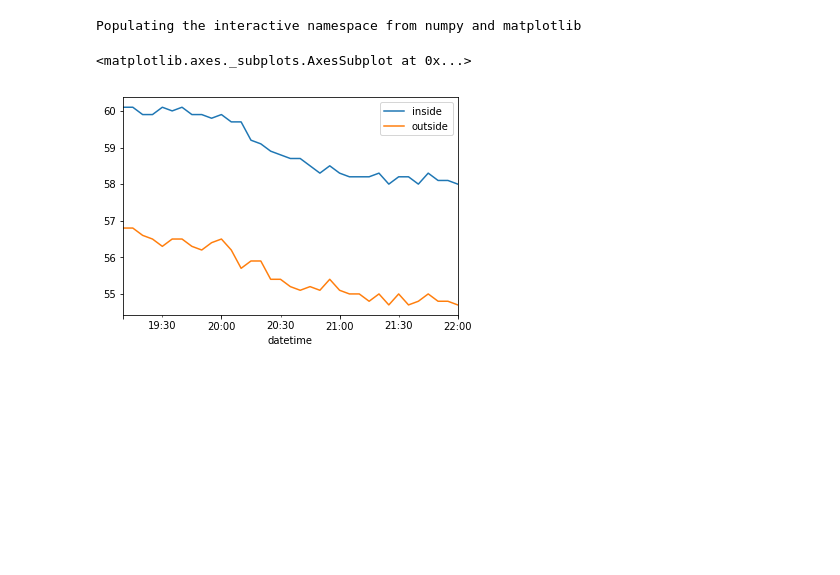
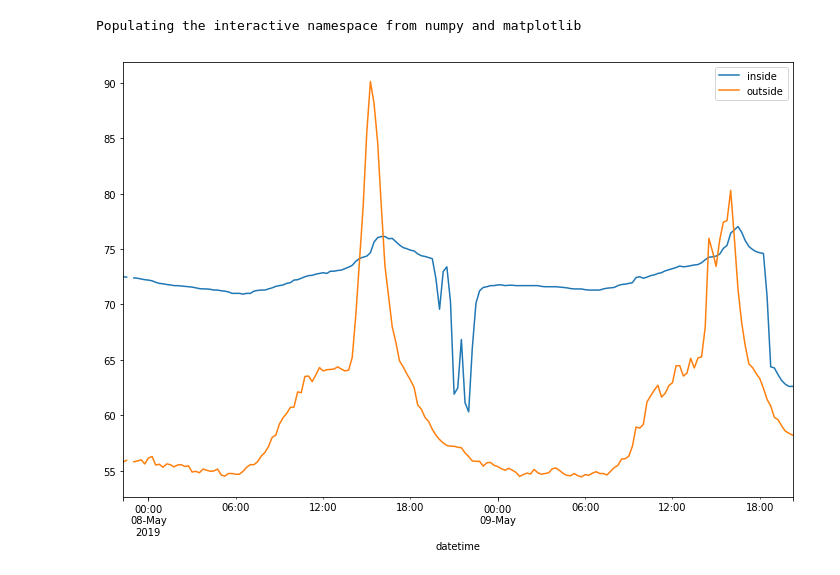
Before and after one commit to CurtLH/planter_box, a Jupyter notebook: plot_temperatures.ipynb, the cells around one changed output. Drawn from its saved outputs; the diff is of its cells as text; code cells hidden in the pictures; blank space fills up the shorter version.

```diff
--- a/plot_temperatures.ipynb
+++ b/plot_temperatures.ipynb
@@ -7,27 +8,29 @@ from sqlalchemy import create_engine
 Populating the interactive namespace from numpy and matplotlib
 # %%
 # create engine to connect to database
-engine = create_engine('postgresql://curtis:apassword@localhost:5432/curtis')
+engine = create_engine('postgresql://{}:{}@{}:5432/temps'.format(os.getenv("PSQL_USER"),
+                                                                 os.getenv("PSQL_PASSWORD"),
+                                                                 os.getenv("PSQL_HOST")))
 
 # query to extract relevant data
 query = """
 SELECT datetime,
        sensors -> 'sensor2' AS inside,
        sensors -> 'sensor3' AS outside
 FROM temps;
 """
 
 # run the query
 df = pd.read_sql_query(query, engine)
 
 # convert datetime to datetime object
 df['datetime'] = pd.to_datetime(df['datetime'])
 
 # reset the index as the datetime
 df.set_index('datetime', drop=True, inplace=True)
 
-# group temperature by 15 minute intervals
-df.resample('5Min').mean().plot()
+# group temperature and plot over time
+df.resample('15Min').mean().plot(figsize=(12,8))
+plt.show()
 # %% [output]
-<matplotlib.axes._subplots.AxesSubplot at 0x...>
-[figure, old version]
+[figure, new version]
```
Also changed, not shown: parts of 1 cell of this notebook.
